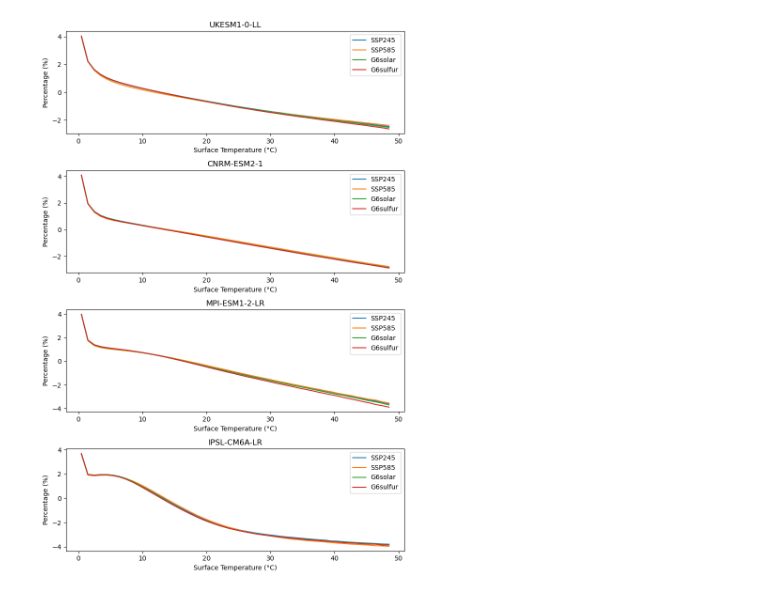
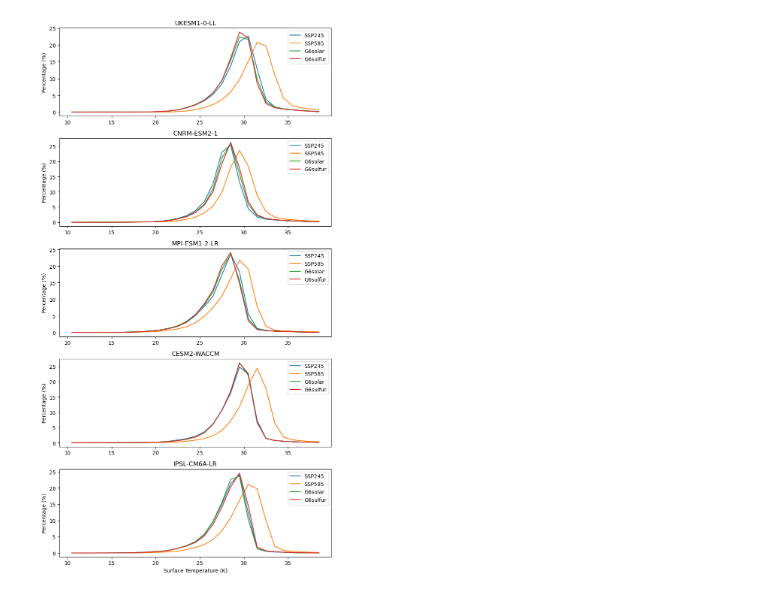
Before and after one commit to bidyutbg/UoE, a Jupyter notebook: 20260112_Basic_Analysis/20260215_PDF_T.ipynb, the cells around one changed output. Cells and saved outputs as stored; diff of their text form; code cells hidden in the pictures.

```diff
--- a/20260112_Basic_Analysis/20260215_PDF_T.ipynb
+++ b/20260112_Basic_Analysis/20260215_PDF_T.ipynb
@@ -40,7 +40,7 @@ import myfunctions as mf
 # User-defined metadata
 # =========================
 
-varname = "pr"
+varname = "tas"
 
 # =========================
 # Base CEDA paths
@@ -53,7 +53,7 @@ MODELS = {
     "UKESM1-0-LL":  {"institution": "MOHC",         "ensemble": "r1i1p1f2",  "grid": "gn",},
     "CNRM-ESM2-1":  {"institution": "CNRM-CERFACS", "ensemble": "r1i1p1f2",  "grid": "gr",},
     "MPI-ESM1-2-LR":{"institution": "MPI-M",        "ensemble": "r1i1p1f1",  "grid": "gn",},
-    # "CESM2-WACCM":  {"institution": "NCAR",         "ensemble": "r1i1p1f1",  "grid": "gn",},
+    "CESM2-WACCM":  {"institution": "NCAR",         "ensemble": "r1i1p1f1",  "grid": "gn",},
     "IPSL-CM6A-LR": {"institution": "IPSL",         "ensemble": "r1i1p1f1",  "grid": "gr",},
 }
 # %%
@@ -252,20 +92,31 @@ for model_name, model_meta in MODELS.items():
             / "latest"
         )
 
-        print(f"Reading {model_name} {exp}")
+        print(f"Reading {model_name} {exp} {base}")
         ds = mf.open_files(str(base))
         da = mf.read_var(ds, varname)
 
         # --- PROCESS INSIDE EXP LOOP ---
-        da = da.sel(time=slice("2071-01-01", "2100-12")).load()
-        da = da.resample(time="1D").mean()*86400   # remove *86400 for tas
+
+        if model_name == "CESM2-WACCM":
+            da = da.sel(
+                time=slice(
+                    cftime.DatetimeNoLeap(2071, 1, 1),
+                    cftime.DatetimeNoLeap(2100, 12, 30)   # or the last date in your dataset
+                )
+            )
+            da=da.load()
+        else:
+            da = da.sel(time=slice("2071-01-01", "2100-12")).load()
+
+        # da = da.resample(time="1D").mean()   # remove *86400 for tas
 
         da_tropics = da.sel(lat=slice(-15, 15))
 
-        values = da_tropics.values.flatten()
+        values = da_tropics.values.flatten() - 273.0
         values = values[np.isfinite(values)]
 
-        bin_edges_ref = np.arange(0, 50, 1)
+        bin_edges_ref = np.arange(10, 40, 1)
 
         counts, edges = np.histogram(values, bins=bin_edges_ref)
         percent = 100 * counts / counts.sum()
@@ -316,28 +151,37 @@ counts_all
 # %%
 fig, axes = plt.subplots(
     nrows=len(counts_all),
     ncols=1,
     figsize=(8, 3 * len(counts_all)),
 )
 
 axes = np.atleast_1d(axes)
 
 for row, model in enumerate(counts_all):
 
     for exp in counts_all[model]:
 
-        percent = np.log(counts_all[model][exp]["percent"])
+        percent = counts_all[model][exp]["percent"]
         edges = counts_all[model][exp]["bin_edges"]
         centers = 0.5 * (edges[:-1] + edges[1:])
 
         axes[row].plot(centers, percent, label=exp)
 
     axes[row].set_title(model)
-    axes[row].set_xlabel("Surface Temperature (°C)")
+    axes[-1].set_xlabel("Surface Temperature (K)")
     axes[row].set_ylabel("Percentage (%)")
     axes[row].legend()
 
 plt.tight_layout()
+#Saving figure
+fig_directory='/home/users/bidyut/UoE/20260112_Basic_Analysis'
+figname="Figure_PDF_T_2071-2100"
+
+# plt.savefig(''+str(fig_directory)+'/'+str(figname)+'.svg', format="svg",transparent=True, dpi=1200)
+# !rsvg-convert -f pdf -o {fig_directory}/{figname}.pdf {fig_directory}/{figname}.svg
+
+plt.savefig(''+str(fig_directory)+'/'+str(figname)+'.pdf', format="pdf")
+
 plt.show()
 # %% [output]
-[figure, old version]
+[figure, new version]
```
Also changed, not shown: parts of 6 cells of this notebook, 14 other files.
